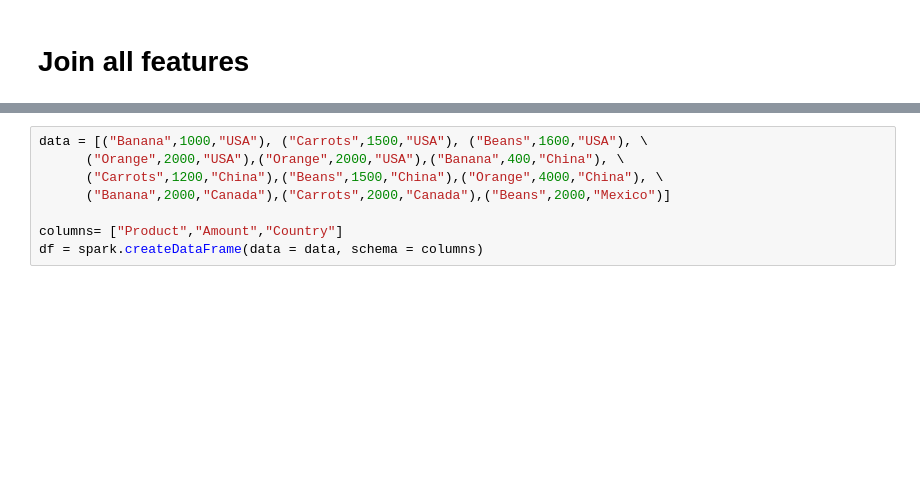
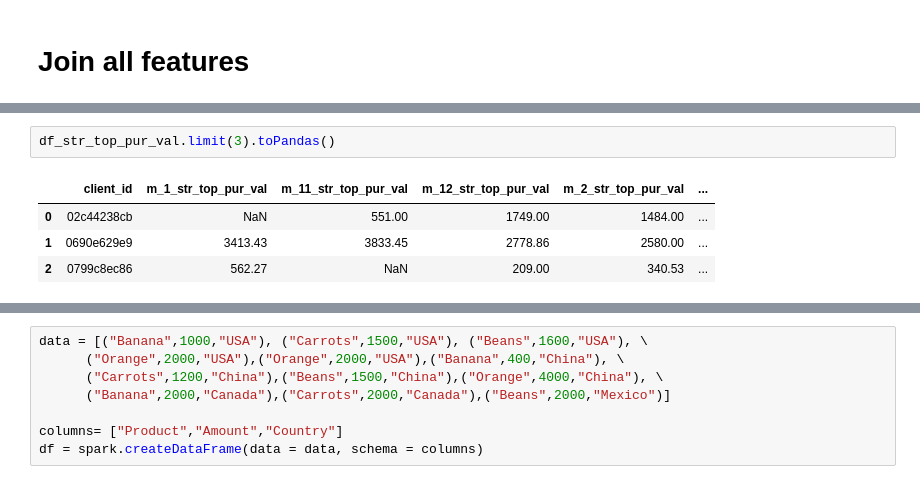
Before and after one commit to adamaulia/Master_thesis, a Jupyter notebook: 0_spark_eda_retail.ipynb, the cells around one changed output, grey strips where cells are left out. Drawn from its saved outputs; the diff is of its cells as text; blank space fills up the shorter version.

```diff
--- a/0_spark_eda_retail.ipynb
+++ b/0_spark_eda_retail.ipynb
@@ -540,0 +656,7 @@ df_store_gb.limit(10).toPandas()
+# %%
+df_str_top_pur_val.limit(3).toPandas()
+# %% [output]
+|  | client_id | m_1_str_top_pur_val | m_11_str_top_pur_val | m_12_str_top_pur_val | m_2_str_top_pur_val | ... |
+| 0 | 02c44238cb | NaN | 551.00 | 1749.00 | 1484.00 | ... |
+| 1 | 0690e629e9 | 3413.43 | 3833.45 | 2778.86 | 2580.00 | ... |
+| 2 | 0799c8ec86 | 562.27 | NaN | 209.00 | 340.53 | ... |
```
Also changed, not shown: parts of 10 cells of this notebook.
